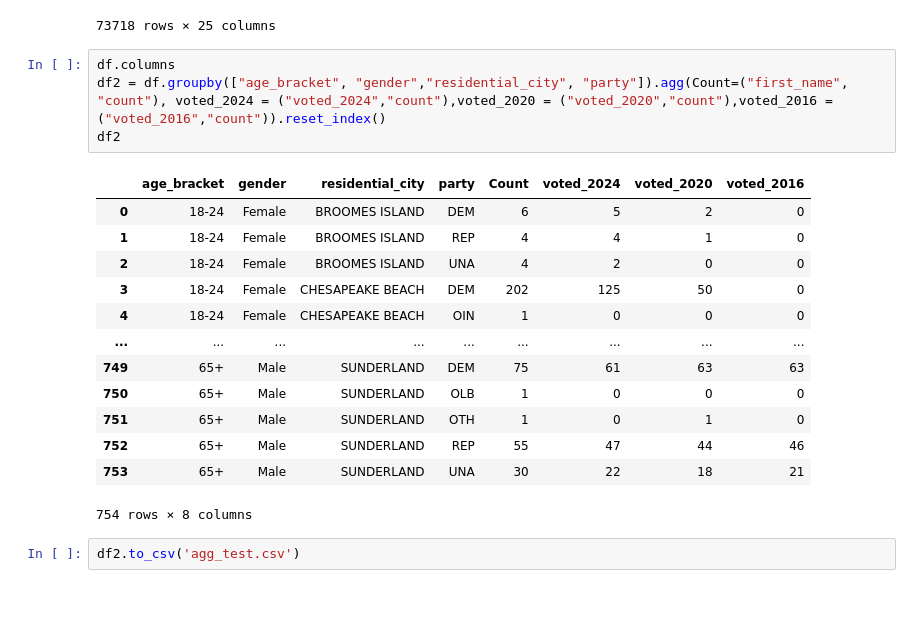
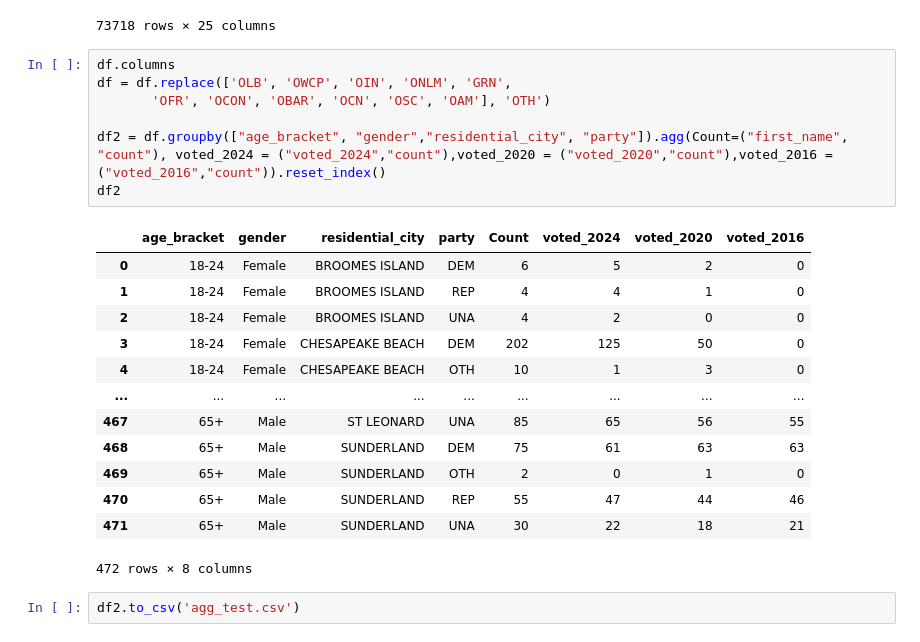
Before and after one commit to kritisgh/maryland_voter_data, a Jupyter notebook: voters/clean.ipynb, the cells around one changed output. Cells and saved outputs as stored; diff of their text form; blank space fills up the shorter version.

```diff
--- a/voters/clean.ipynb
+++ b/voters/clean.ipynb
@@ -56,21 +56,24 @@ df
 73718 rows × 25 columns
 # %%
 df.columns
+df = df.replace(['OLB', 'OWCP', 'OIN', 'ONLM', 'GRN',
+       'OFR', 'OCON', 'OBAR', 'OCN', 'OSC', 'OAM'], 'OTH')
+
 df2 = df.groupby(["age_bracket", "gender","residential_city", "party"]).agg(Count=("first_name", "count"), voted_2024 = ("voted_2024","count"),voted_2020 = ("voted_2020","count"),voted_2016 = ("voted_2016","count")).reset_index()
 df2
 # %% [output]
 |  | age_bracket | gender | residential_city | party | Count | voted_2024 | voted_2020 | voted_2016 |
 | 0 | 18-24 | Female | BROOMES ISLAND | DEM | 6 | 5 | 2 | 0 |
 | 1 | 18-24 | Female | BROOMES ISLAND | REP | 4 | 4 | 1 | 0 |
 | 2 | 18-24 | Female | BROOMES ISLAND | UNA | 4 | 2 | 0 | 0 |
 | 3 | 18-24 | Female | CHESAPEAKE BEACH | DEM | 202 | 125 | 50 | 0 |
-| 4 | 18-24 | Female | CHESAPEAKE BEACH | OIN | 1 | 0 | 0 | 0 |
+| 4 | 18-24 | Female | CHESAPEAKE BEACH | OTH | 10 | 1 | 3 | 0 |
 | ... | ... | ... | ... | ... | ... | ... | ... | ... |
-| 749 | 65+ | Male | SUNDERLAND | DEM | 75 | 61 | 63 | 63 |
-| 750 | 65+ | Male | SUNDERLAND | OLB | 1 | 0 | 0 | 0 |
-| 751 | 65+ | Male | SUNDERLAND | OTH | 1 | 0 | 1 | 0 |
-| 752 | 65+ | Male | SUNDERLAND | REP | 55 | 47 | 44 | 46 |
-| 753 | 65+ | Male | SUNDERLAND | UNA | 30 | 22 | 18 | 21 |
+| 467 | 65+ | Male | ST LEONARD | UNA | 85 | 65 | 56 | 55 |
+| 468 | 65+ | Male | SUNDERLAND | DEM | 75 | 61 | 63 | 63 |
+| 469 | 65+ | Male | SUNDERLAND | OTH | 2 | 0 | 1 | 0 |
+| 470 | 65+ | Male | SUNDERLAND | REP | 55 | 47 | 44 | 46 |
+| 471 | 65+ | Male | SUNDERLAND | UNA | 30 | 22 | 18 | 21 |
-754 rows × 8 columns
+472 rows × 8 columns
 # %%
 df2.to_csv('agg_test.csv')
```
Also changed, not shown: parts of 1 cell of this notebook, 3 other files.
